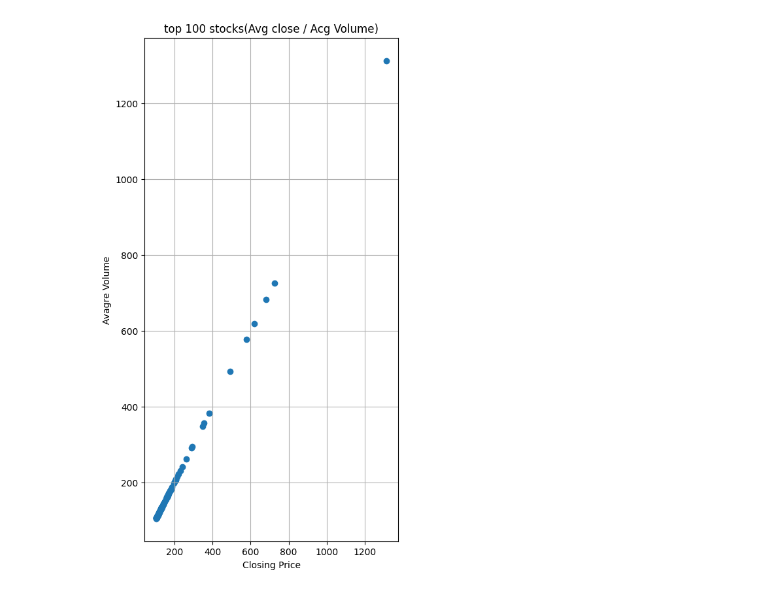
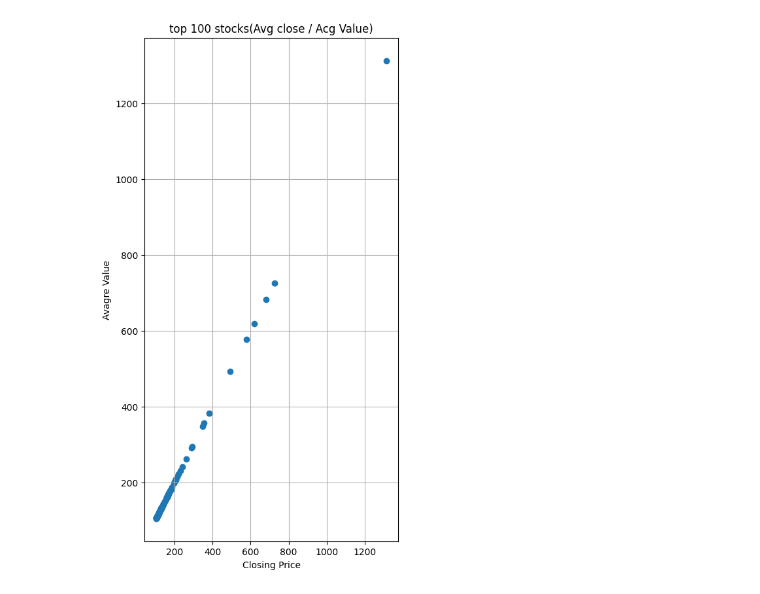
Before and after one commit to Xytavious/Bigdata--2, a Jupyter notebook: Project2.ipynb, the cells around one changed output. Cells and saved outputs as stored; diff of their text form; code cells hidden in the pictures.

```diff
--- a/Project2.ipynb
+++ b/Project2.ipynb
@@ -39,23 +50,23 @@ plt.show
 # %%
 v = pd.read_csv('all_stocks_5yr.csv')
 v =v.dropna()
 stock_stats= v.groupby('Name').agg({
     'close': 'mean',
     'volume': 'mean'
 }).rename(columns={'close': 'avg_close', 'volume': 'avg_volume'})
 
 top2 = stock_stats.sort_values(by='avg_close', ascending=False).head(100)
 
 plt.figure(figsize=(5,10))
 plt.scatter(top2['avg_close'], top2['avg_close'])
 
 for s in top2.index:
     plt.annotate(s, (top2.loc[s,'avg_close'],top2.loc[s, 'avg_volume']))
 
-plt.title('top 100 stocks(Avg close / Acg Volume)')
+plt.title('top 100 stocks(Avg close / Acg Value)')
 plt.xlabel('Closing Price')
-plt.ylabel('Avagre Volume')
+plt.ylabel('Avagre Value')
 plt.grid(True)
 plt.show()
 # %% [output]
-[figure, old version]
+[figure, new version]
```
Also changed, not shown: parts of 4 cells of this notebook.
